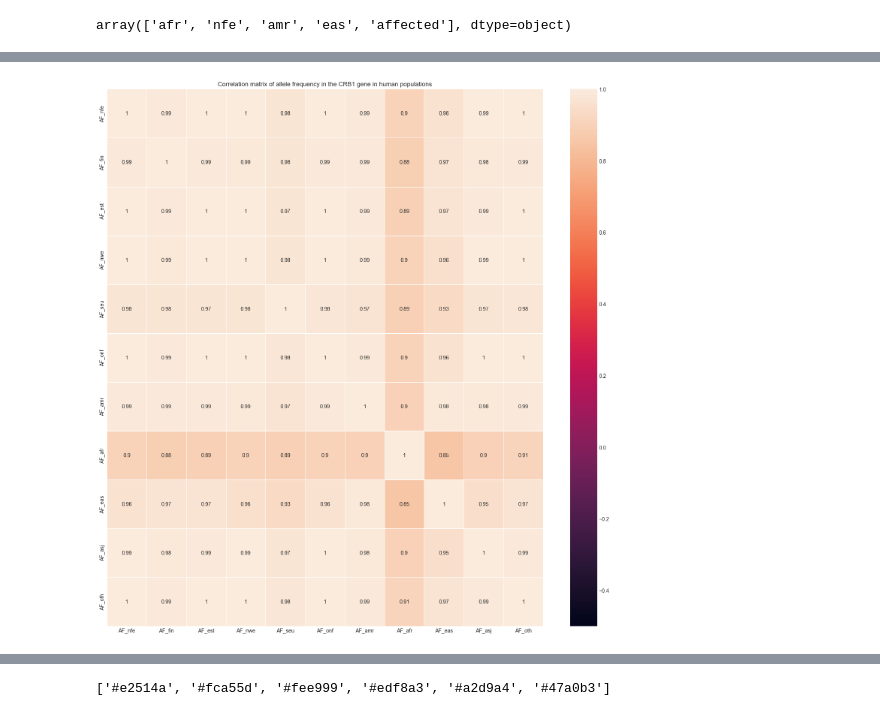
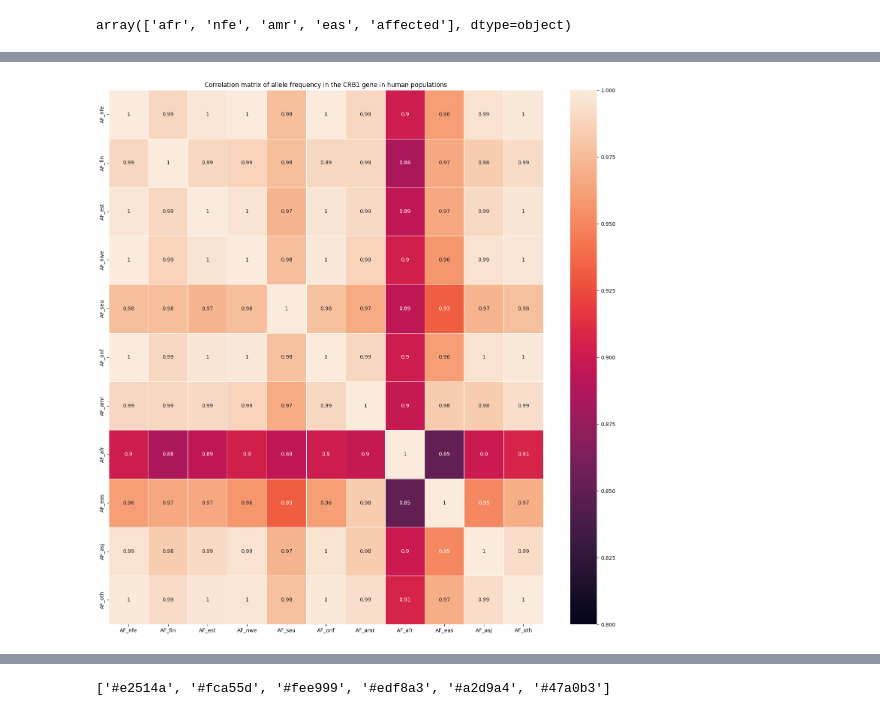
Before and after one commit to crodilla/Data_Analyst, a Jupyter notebook: EDA/GnomAD/gnomad.ipynb, the cells around one changed output, grey strips where cells are left out. Drawn from its saved outputs; the diff is of its cells as text; code cells hidden in the pictures.

```diff
--- a/EDA/GnomAD/gnomad.ipynb
+++ b/EDA/GnomAD/gnomad.ipynb
@@ -322,10 +331,10 @@ populations_data
 # %%
 f, ax = plt.subplots(figsize=(15, 15))
 sns.heatmap(populations_data[populations].corr(numeric_only=True), annot=True,
-            linewidths=.5, ax=ax, vmin=-.5, vmax=1)
+            linewidths=.5, ax=ax, vmin=.8, vmax=1)
 
 # ajustar los parámetros del gráfico
 ax.set_title('Correlation matrix of allele frequency in the CRB1 gene in human populations')
 plt.tight_layout()
 # %% [output]
-[figure, old version]
+[figure, new version]
```
Also changed, not shown: parts of 24 cells of this notebook, 2 other files.
